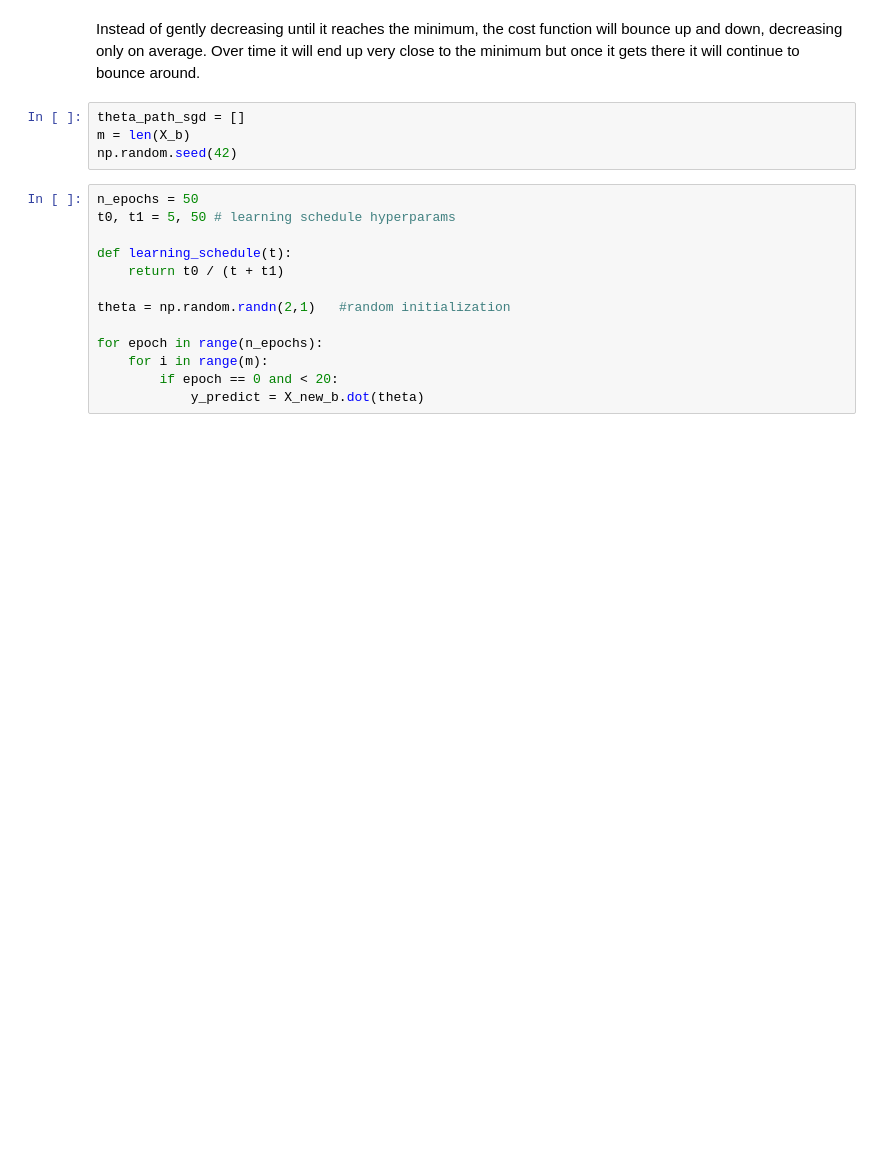
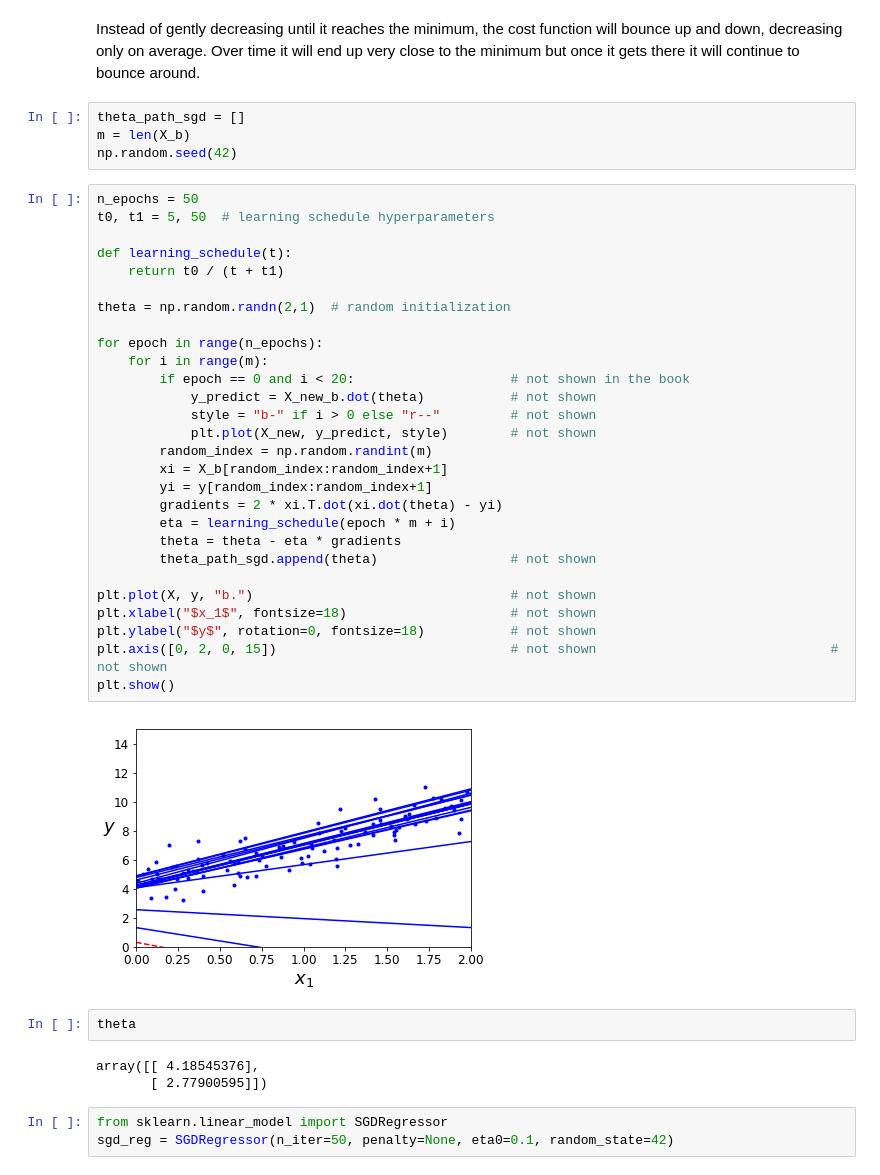
Before and after one commit to Hustada/handson-ml-Training_Linear_Models, a Jupyter notebook: handson-ml-linear-models.ipynb, the cells around one changed output. Cells and saved outputs as stored; diff of their text form; blank space fills up the shorter version.

```diff
--- a/handson-ml-linear-models.ipynb
+++ b/handson-ml-linear-models.ipynb
@@ -171,14 +171,39 @@ m = len(X_b)
 np.random.seed(42)
 # %%
 n_epochs = 50
-t0, t1 = 5, 50 # learning schedule hyperparams
+t0, t1 = 5, 50  # learning schedule hyperparameters
 
 def learning_schedule(t):
     return t0 / (t + t1)
 
-theta = np.random.randn(2,1)   #random initialization
+theta = np.random.randn(2,1)  # random initialization
 
 for epoch in range(n_epochs):
     for i in range(m):
-        if epoch == 0 and < 20:
-            y_predict = X_new_b.dot(theta)
+        if epoch == 0 and i < 20:                    # not shown in the book
+            y_predict = X_new_b.dot(theta)           # not shown
+            style = "b-" if i > 0 else "r--"         # not shown
+            plt.plot(X_new, y_predict, style)        # not shown
+        random_index = np.random.randint(m)
+        xi = X_b[random_index:random_index+1]
+        yi = y[random_index:random_index+1]
+        gradients = 2 * xi.T.dot(xi.dot(theta) - yi)
+        eta = learning_schedule(epoch * m + i)
+        theta = theta - eta * gradients
+        theta_path_sgd.append(theta)                 # not shown
+
+plt.plot(X, y, "b.")                                 # not shown
+plt.xlabel("$x_1$", fontsize=18)                     # not shown
+plt.ylabel("$y$", rotation=0, fontsize=18)           # not shown
+plt.axis([0, 2, 0, 15])                              # not shown                              # not shown
+plt.show()
+# %% [output]
+[figure, added]
+# %%
+theta
+# %% [output]
+array([[ 4.18545376],
+       [ 2.77900595]])
+# %%
+from sklearn.linear_model import SGDRegressor
+sgd_reg = SGDRegressor(n_iter=50, penalty=None, eta0=0.1, random_state=42)
```
